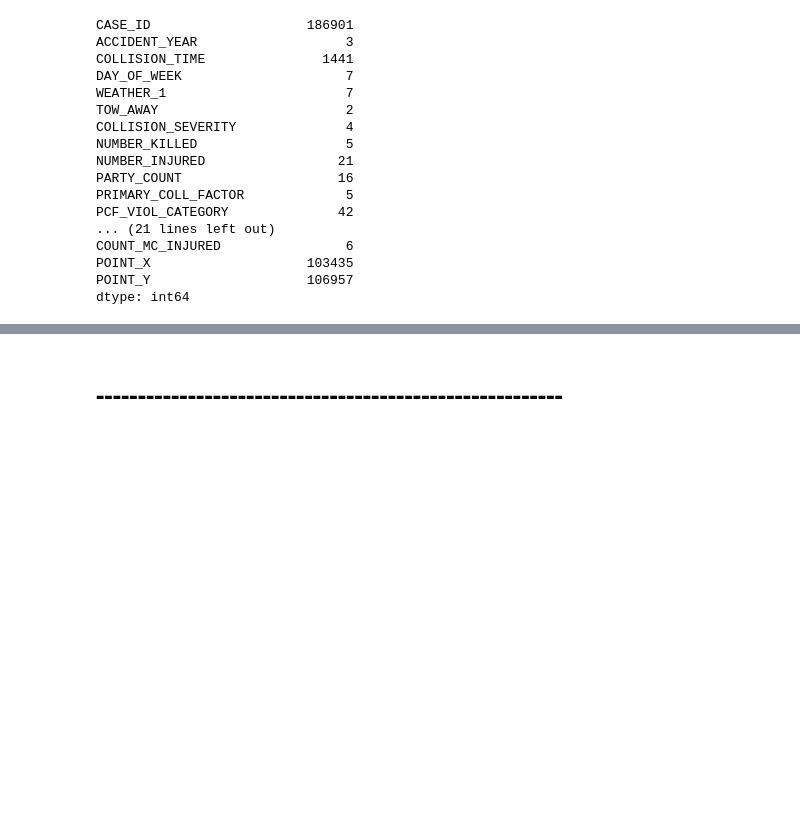
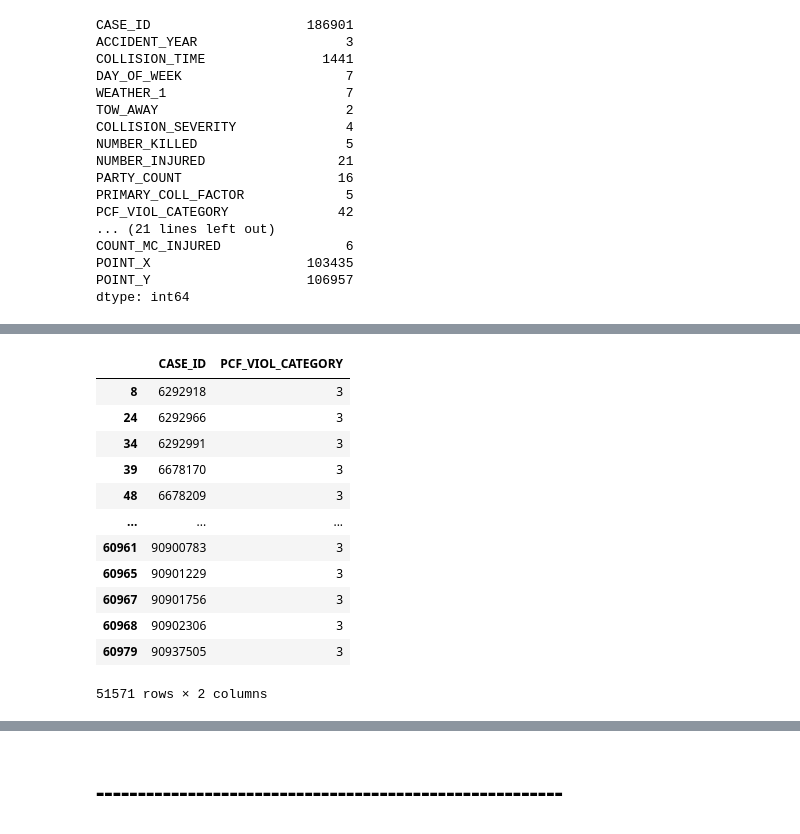
Before and after one commit to wattsr1/LA-Collision-Analysis, a Jupyter notebook: Clean_Crash_Data.ipynb, the cells around one changed output, grey strips where cells are left out. Cells and saved outputs as stored; diff of their text form; code cells hidden in the pictures; blank space fills up the shorter version.

Commit message:
solved PCF_VIOL_CATEGORY dtype issue

```diff
--- a/Clean_Crash_Data.ipynb
+++ b/Clean_Crash_Data.ipynb
@@ -361,0 +357,19 @@ crashes_df_cleaned.to_csv("Resources/crash_cleaned.csv", index=False)
+# %%
+# convert entire column PCF_VIOL_CATEGORY to int - some values were strings, others ints...
+# ---- previous query for value of 3 would be either ~46,000 or ~6,000...
+crashes_df_cleaned["PCF_VIOL_CATEGORY"] = crashes_df_cleaned["PCF_VIOL_CATEGORY"].astype(int)
+crashes_df_cleaned[["CASE_ID", "PCF_VIOL_CATEGORY"]].loc[crashes_df_cleaned["PCF_VIOL_CATEGORY"] == 3]
+# %% [output]
+|  | CASE_ID | PCF_VIOL_CATEGORY |
+| 8 | 6292918 | 3 |
+| 24 | 6292966 | 3 |
+| 34 | 6292991 | 3 |
+| 39 | 6678170 | 3 |
+| 48 | 6678209 | 3 |
+| ... | ... | ... |
+| 60961 | 90900783 | 3 |
+| 60965 | 90901229 | 3 |
+| 60967 | 90901756 | 3 |
+| 60968 | 90902306 | 3 |
+| 60979 | 90937505 | 3 |
+51571 rows × 2 columns
```
Also changed, not shown: parts of 51 cells of this notebook, 1 other file.
